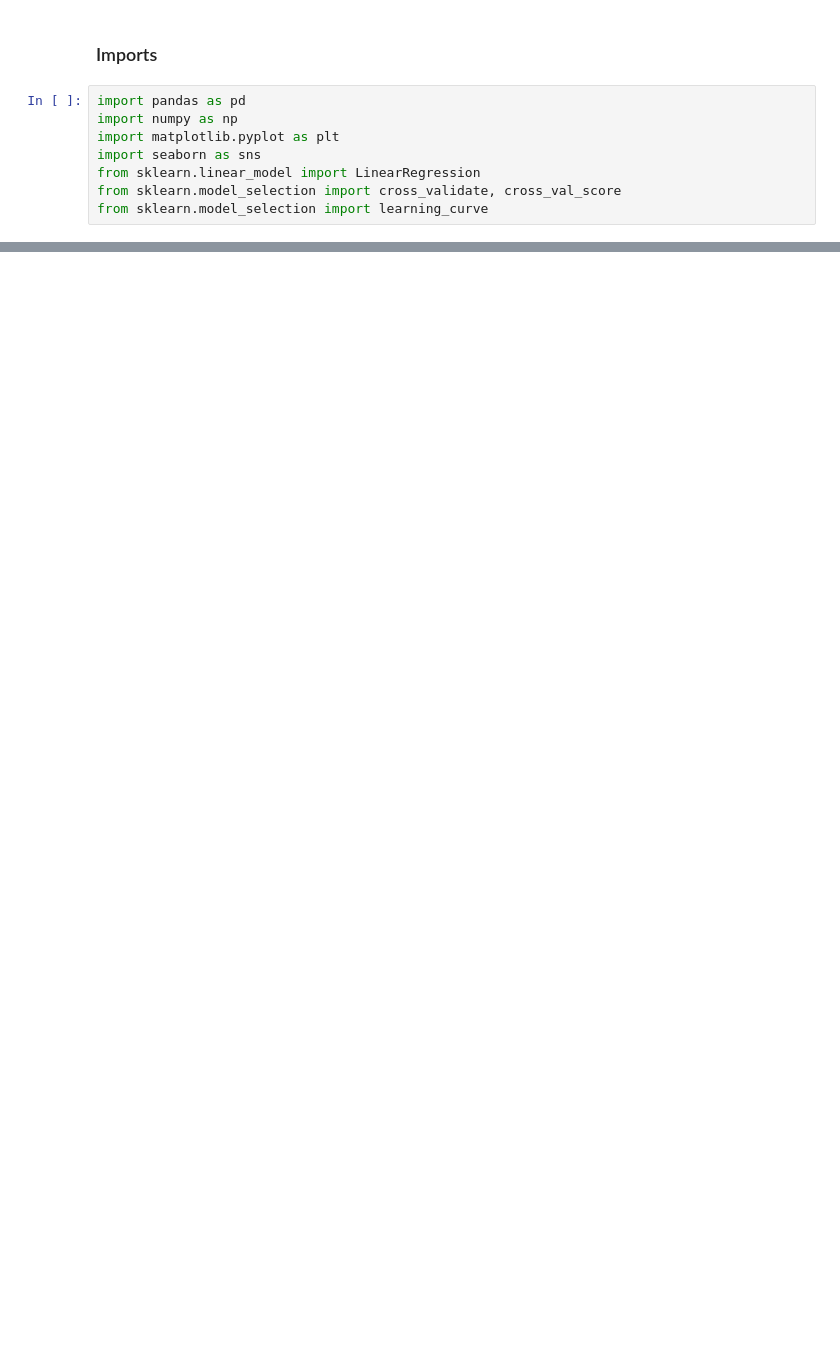
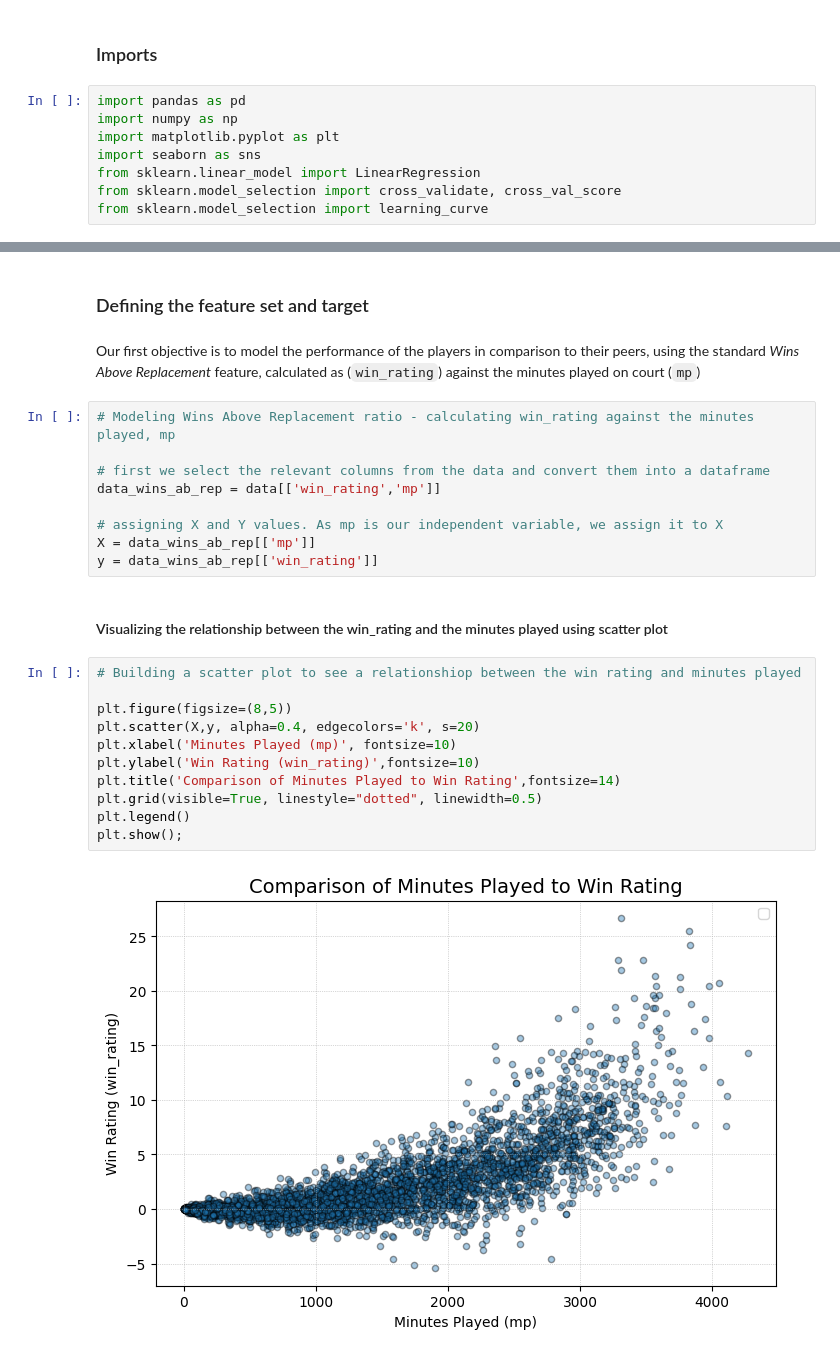
Before and after one commit to Dimasaur/nba_project, a Jupyter notebook: nba_project.ipynb, the cells around one changed output, grey strips where cells are left out. Cells and saved outputs as stored; diff of their text form; blank space fills up the shorter version.

Commit message:
started to add visualizations

```diff
--- a/nba_project.ipynb
+++ b/nba_project.ipynb
@@ -44,0 +62,28 @@ Printing head info:
+# %% [markdown]
+### Defining the feature set and target
+# %% [markdown]
+Our first objective is to model the performance of the players in comparison to their peers, using the standard *Wins Above Replacement* feature, calculated as (`win_rating`) against the minutes played on court (`mp`)
+# %%
+# Modeling Wins Above Replacement ratio - calculating win_rating against the minutes played, mp
+
+# first we select the relevant columns from the data and convert them into a dataframe
+data_wins_ab_rep = data[['win_rating','mp']]
+
+# assigning X and Y values. As mp is our independent variable, we assign it to X
+X = data_wins_ab_rep[['mp']]
+y = data_wins_ab_rep[['win_rating']]
+# %% [markdown]
+#### Visualizing the relationship between the win_rating and the minutes played using scatter plot
+# %%
+# Building a scatter plot to see a relationshiop between the win rating and minutes played
+
+plt.figure(figsize=(8,5))
+plt.scatter(X,y, alpha=0.4, edgecolors='k', s=20)
+plt.xlabel('Minutes Played (mp)', fontsize=10)
+plt.ylabel('Win Rating (win_rating)',fontsize=10)
+plt.title('Comparison of Minutes Played to Win Rating',fontsize=14)
+plt.grid(visible=True, linestyle="dotted", linewidth=0.5)
+plt.legend()
+plt.show();
+# %% [output]
+[figure, added]
```
Also changed, not shown: parts of 3 cells of this notebook.
